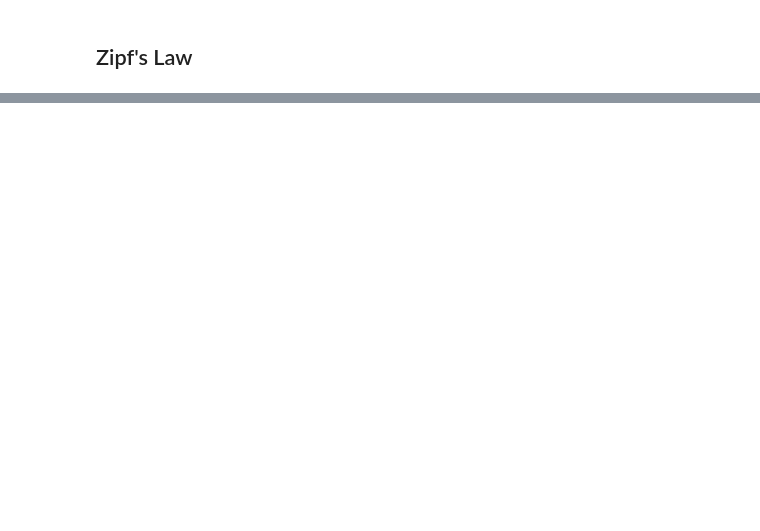
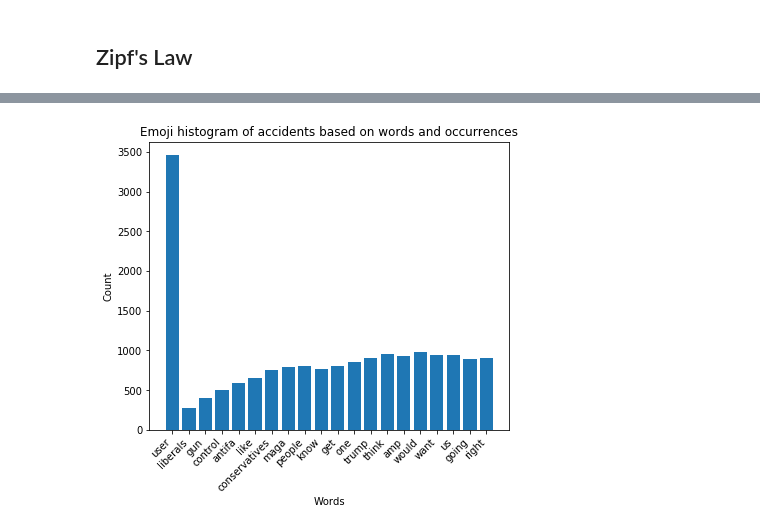
Before and after one commit to yasminsarkhosh/fyp2021p04g04, a Jupyter notebook: Final.ipynb, the cells around one changed output, grey strips where cells are left out. Saved outputs shown, nothing was run; the diff lists cells and outputs as text; code cells hidden in the pictures; blank space fills up the shorter version.

```diff
--- a/Final.ipynb
+++ b/Final.ipynb
@@ -442,3 +623,19 @@ m1 = most_common_words(offensive_freq_words_val)
+# %%
+li =  []
+counter = 1
+for elm in offensive_top_20_val.values():
+    li.append(elm * counter)
+    counter += 1
+# %%
+fig = plt.figure(figsize = (5,4))
+axes = fig.add_axes([0,0,1,1])
+axes.bar(offensive_top_20_val.keys(),li)
+fig.autofmt_xdate(rotation=45)
+axes.set_title('Emoji histogram of accidents based on words and occurrences')
+axes.set_ylabel('Count')
+axes.set_xlabel('Words');
+# %% [output]
+[figure, added]
 # %%
 # Getting dict, sorted with most common words as idx 0.
 m1 = most_common_words(offensive_freq_words_val)
```
Also changed, not shown: parts of 35 cells of this notebook.
